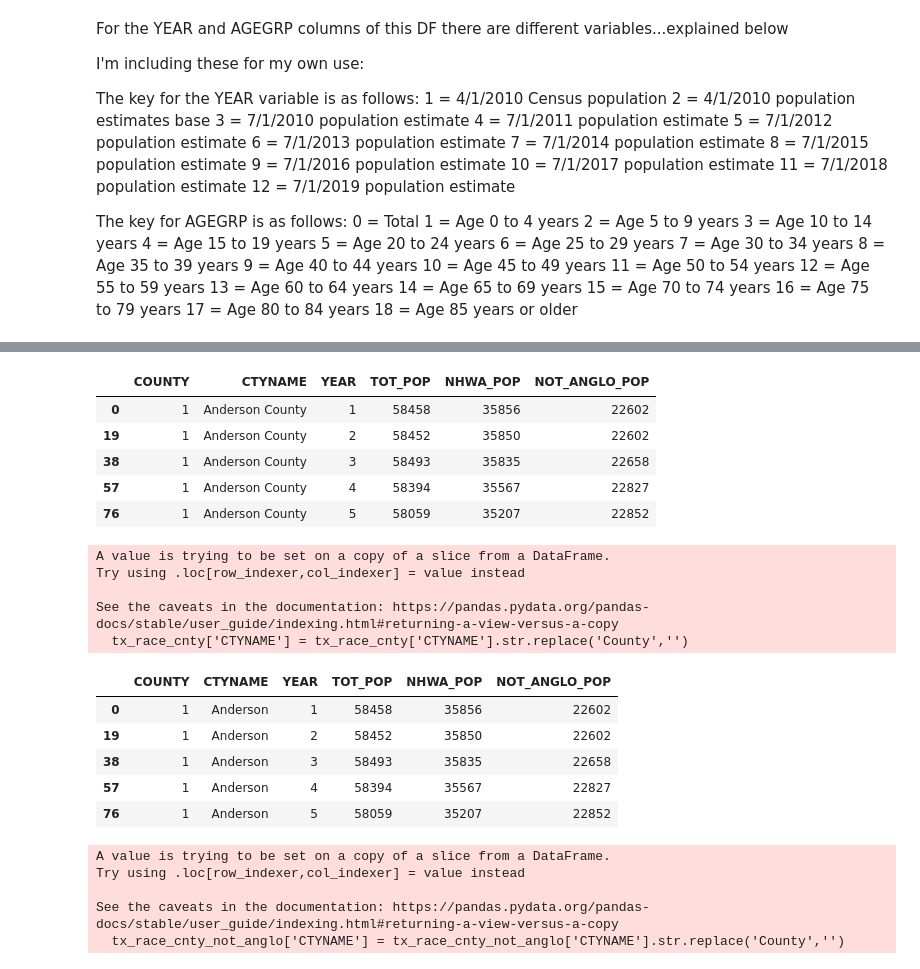
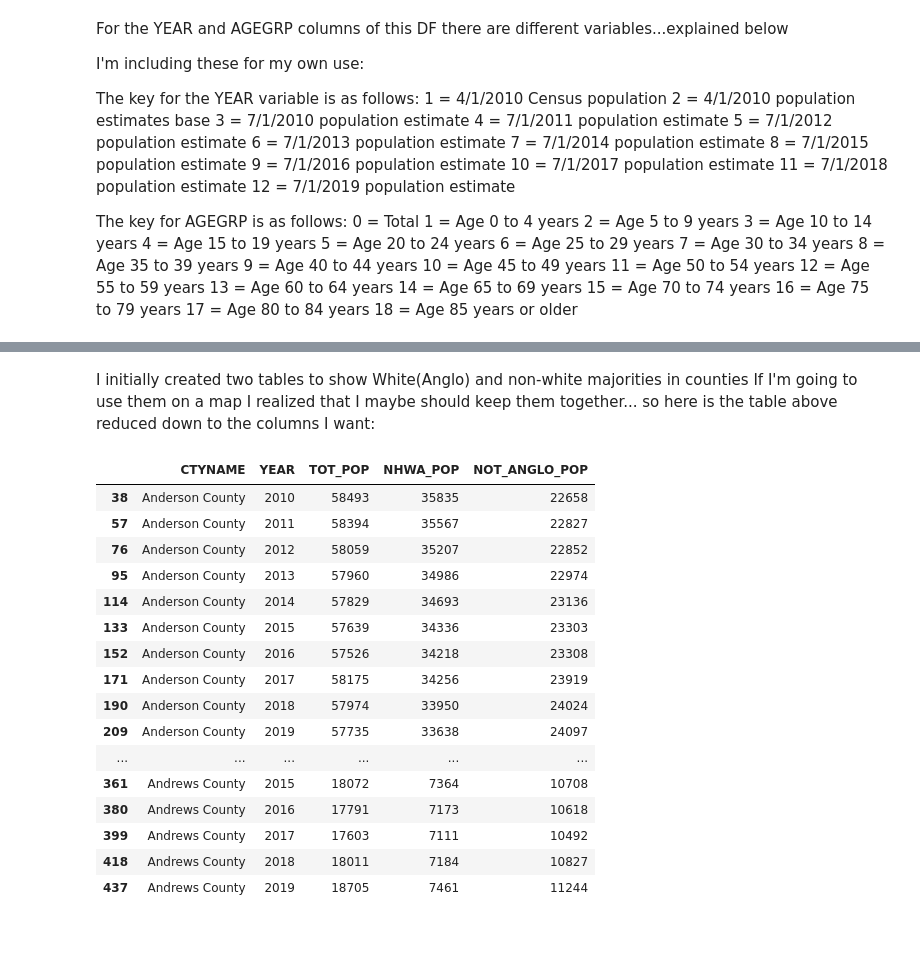
Before and after one commit to tipearso/Voting, a Jupyter notebook: Capstone/notebooks/Tim_capstone.ipynb, the cells around one changed output, grey strips where cells are left out. Cells and saved outputs as stored; diff of their text form; code cells hidden in the pictures; blank space fills up the shorter version.

```diff
--- a/Capstone/notebooks/Tim_capstone.ipynb
+++ b/Capstone/notebooks/Tim_capstone.ipynb
@@ -338,25 +331,0 @@ so here is the table above reduced down to the columns I want:
-# %%
-tx_race_cnty = tx_race[['COUNTY', 'CTYNAME', 'YEAR', 'TOT_POP', 'NHWA_POP','NOT_ANGLO_POP']]
-tx_race_cnty.head()
-# %% [output]
-|  | COUNTY | CTYNAME | YEAR | TOT_POP | NHWA_POP | NOT_ANGLO_POP |
-| 0 | 1 | Anderson County | 1 | 58458 | 35856 | 22602 |
-| 19 | 1 | Anderson County | 2 | 58452 | 35850 | 22602 |
-| 38 | 1 | Anderson County | 3 | 58493 | 35835 | 22658 |
-| 57 | 1 | Anderson County | 4 | 58394 | 35567 | 22827 |
-| 76 | 1 | Anderson County | 5 | 58059 | 35207 | 22852 |
-# %%
-tx_race_cnty['CTYNAME'] = tx_race_cnty['CTYNAME'].str.replace('County','')
-tx_race_cnty.head()
-# %% [output]
-A value is trying to be set on a copy of a slice from a DataFrame.
-Try using .loc[row_indexer,col_indexer] = value instead
-
-See the caveats in the documentation: https://pandas.pydata.org/pandas-docs/stable/user_guide/indexing.html#returning-a-view-versus-a-copy
-  tx_race_cnty['CTYNAME'] = tx_race_cnty['CTYNAME'].str.replace('County','')
-|  | COUNTY | CTYNAME | YEAR | TOT_POP | NHWA_POP | NOT_ANGLO_POP |
-| 0 | 1 | Anderson | 1 | 58458 | 35856 | 22602 |
-| 19 | 1 | Anderson | 2 | 58452 | 35850 | 22602 |
-| 38 | 1 | Anderson | 3 | 58493 | 35835 | 22658 |
-| 57 | 1 | Anderson | 4 | 58394 | 35567 | 22827 |
-| 76 | 1 | Anderson | 5 | 58059 | 35207 | 22852 |
@@ -365,0 +332,25 @@ tx_race_cnty.to_csv('../data/tx_race_cnty.csv')
+# %% [markdown]
+I initially created two tables to show White(Anglo) and non-white majorities in counties
+If I'm going to use them on a map I realized that I maybe should keep them together...
+so here is the table above reduced down to the columns I want:
+# %%
+tx_race_cnty = tx_race[['CTYNAME', 'YEAR', 'TOT_POP', 'NHWA_POP','NOT_ANGLO_POP']]
+tx_race_cnty.head(20)
+# %% [output]
+|  | CTYNAME | YEAR | TOT_POP | NHWA_POP | NOT_ANGLO_POP |
+| 38 | Anderson County | 2010 | 58493 | 35835 | 22658 |
+| 57 | Anderson County | 2011 | 58394 | 35567 | 22827 |
+| 76 | Anderson County | 2012 | 58059 | 35207 | 22852 |
+| 95 | Anderson County | 2013 | 57960 | 34986 | 22974 |
+| 114 | Anderson County | 2014 | 57829 | 34693 | 23136 |
+| 133 | Anderson County | 2015 | 57639 | 34336 | 23303 |
+| 152 | Anderson County | 2016 | 57526 | 34218 | 23308 |
+| 171 | Anderson County | 2017 | 58175 | 34256 | 23919 |
+| 190 | Anderson County | 2018 | 57974 | 33950 | 24024 |
+| 209 | Anderson County | 2019 | 57735 | 33638 | 24097 |
+| ... | ... | ... | ... | ... | ... |
+| 361 | Andrews County | 2015 | 18072 | 7364 | 10708 |
+| 380 | Andrews County | 2016 | 17791 | 7173 | 10618 |
+| 399 | Andrews County | 2017 | 17603 | 7111 | 10492 |
+| 418 | Andrews County | 2018 | 18011 | 7184 | 10827 |
+| 437 | Andrews County | 2019 | 18705 | 7461 | 11244 |
@@ -373,10 +370,5 @@ tx_race_cnty_anglo = tx_race_cnty2[['COUNTY', 'CTYNAME', 'YEAR', 'TOT_POP', 'NHW
 #(tx_race.NHWA_POP < tx_race.NOT_ANGLO_POP).sum()
 # %%
 # here is my new dataframe representing counties that are majority not Anglo
-tx_race_cnty_not_anglo['CTYNAME'] = tx_race_cnty_not_anglo['CTYNAME'].str.replace('County','')
+#below code is giving me a warning so I'm putting the removal of 'county' on hold for now
+#tx_race_cnty_not_anglo['CTYNAME'] = tx_race_cnty_not_anglo['CTYNAME'].str.replace('County','', regex = True)
-# %% [output]
-A value is trying to be set on a copy of a slice from a DataFrame.
-Try using .loc[row_indexer,col_indexer] = value instead
-
-See the caveats in the documentation: https://pandas.pydata.org/pandas-docs/stable/user_guide/indexing.html#returning-a-view-versus-a-copy
-  tx_race_cnty_not_anglo['CTYNAME'] = tx_race_cnty_not_anglo['CTYNAME'].str.replace('County','')
```
Also changed, not shown: parts of 38 cells of this notebook, 1 other file.
